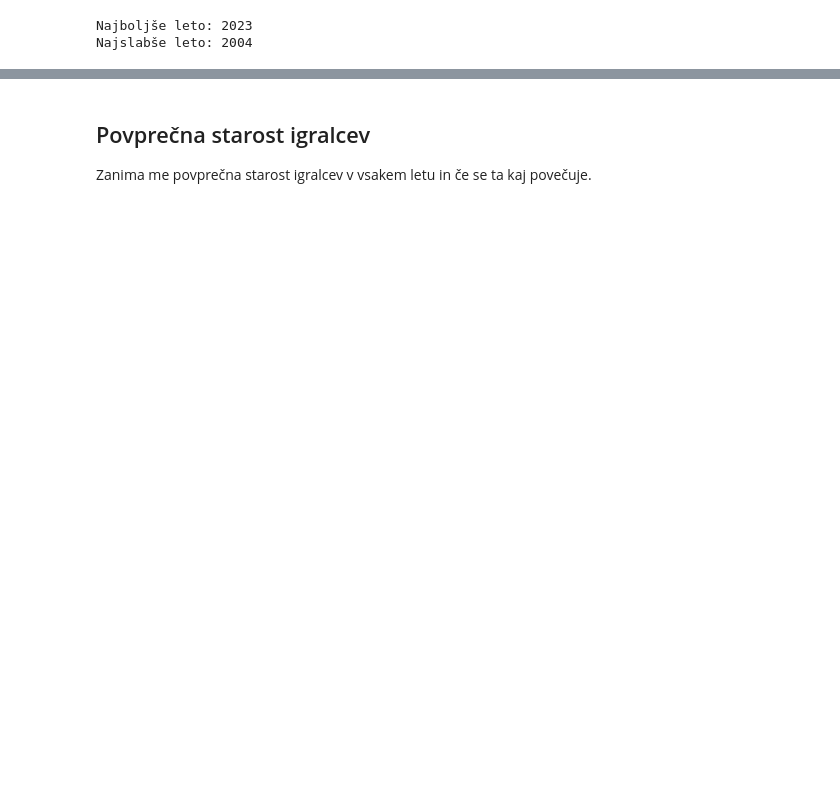
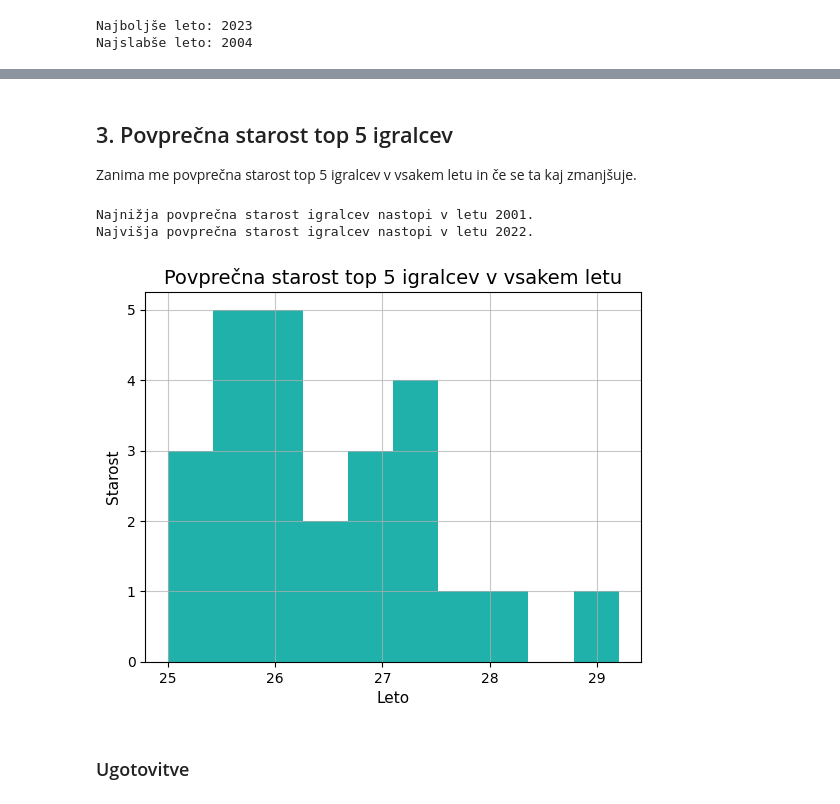
Before and after one commit to neza111/Projektna-naloga-UVP, a Jupyter notebook: analiza_podatkov.ipynb, the cells around one changed output, grey strips where cells are left out. Cells and saved outputs as stored; diff of their text form; code cells hidden in the pictures; blank space fills up the shorter version.

```diff
--- a/analiza_podatkov.ipynb
+++ b/analiza_podatkov.ipynb
@@ -118,7 +106,35 @@ plt.show()
 # %% [markdown]
-## Povprečna starost igralcev
+## 3. Povprečna starost top 5 igralcev
 
-Zanima me povprečna starost igralcev v vsakem letu in če se ta kaj povečuje.
+Zanima me povprečna starost top 5 igralcev v vsakem letu in če se ta kaj zmanjšuje.
+# %%
+top5_starost = (
+    tabela_podatkov.groupby("Year", group_keys=False)
+    .apply(lambda x: x.nlargest(5,"PTS"))
+)
 # %%
-povprečna_starost = tabela_podatkov.groupby("Year")["Age"].mean()
-povprečna_starost.plot(x="Year")
+povprečna_starost_top5 = (
+    top5_starost
+    .groupby("Year")["Age"]
+    .mean()
+)
+
+najstarejši = povprečna_starost_top5.idxmax()
+najmlajši = povprečna_starost_top5.idxmin()
+
+print(f"Najnižja povprečna starost igralcev nastopi v letu {najmlajši}.")
+print(f"Najvišja povprečna starost igralcev nastopi v letu {najstarejši}.")
+# %% [output]
+Najnižja povprečna starost igralcev nastopi v letu 2001.
+Najvišja povprečna starost igralcev nastopi v letu 2022.
+# %%
+povprečna_starost_top5.plot(x="Year", y="Age", kind="hist", color="lightseagreen")
+plt.title("Povprečna starost top 5 igralcev v vsakem letu", fontsize=14)
+plt.xlabel("Leto", fontsize=11)
+plt.ylabel("Starost", fontsize=11)
+plt.grid(True, alpha=0.7)
+plt.show()
+# %% [output]
+[figure, added]
+# %% [markdown]
+### Ugotovitve
```
Also changed, not shown: parts of 24 cells of this notebook, 1 other file.
